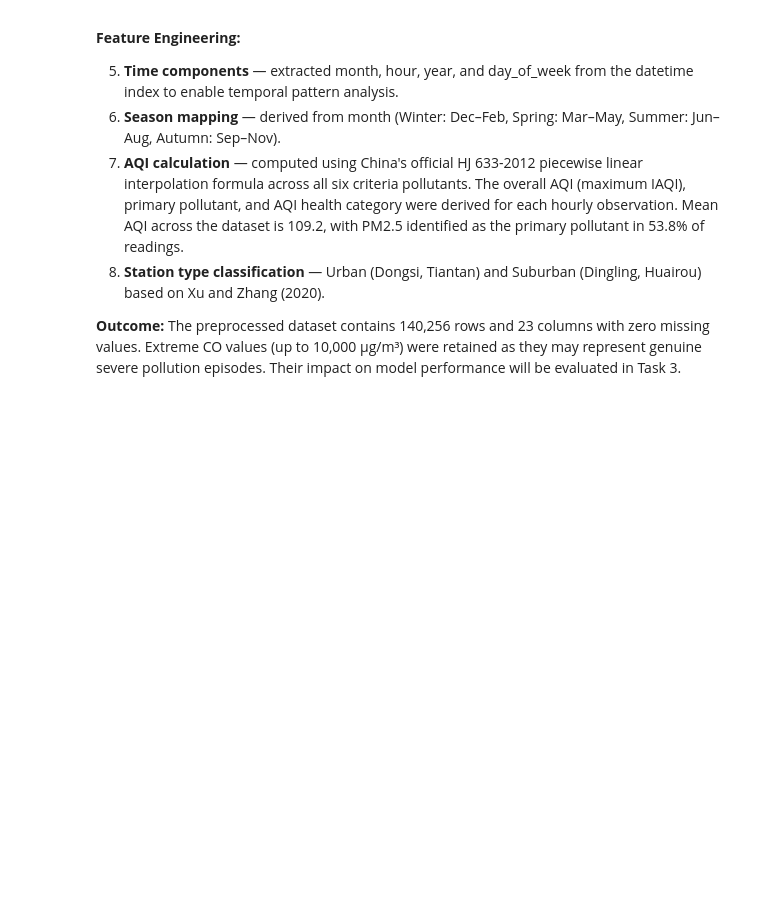
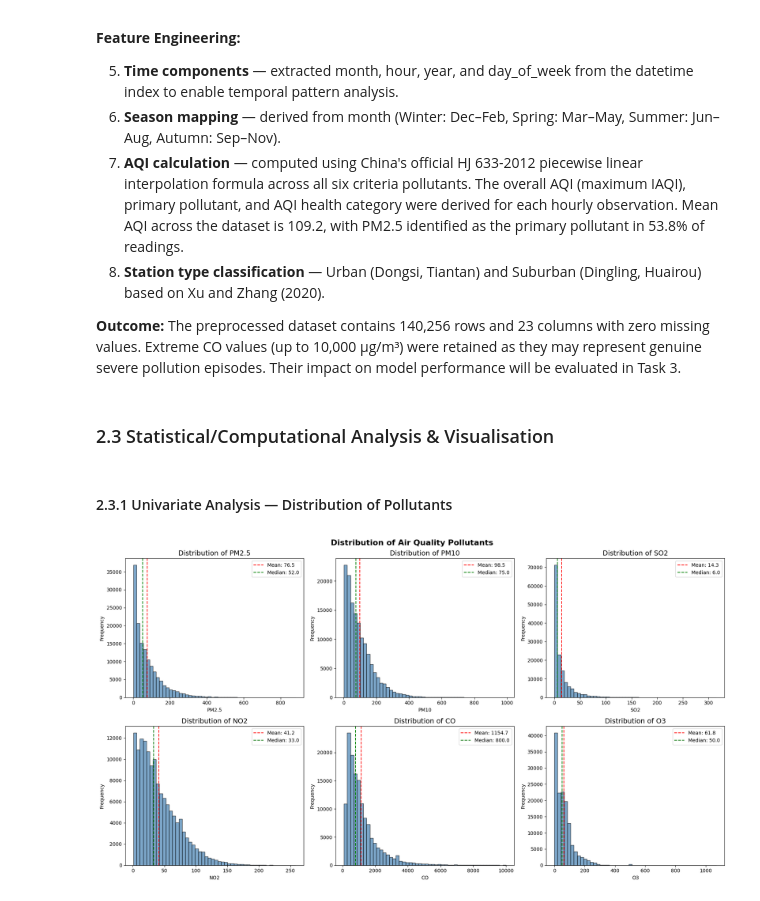
Before and after one commit to Ayomide-baga/CMP7005-PRAC1, a Jupyter notebook: CMP7005_PRAC1.ipynb, the cells around one changed output. Drawn from its saved outputs; the diff is of its cells as text; code cells hidden in the pictures; blank space fills up the shorter version.

```diff
--- a/CMP7005_PRAC1.ipynb
+++ b/CMP7005_PRAC1.ipynb
@@ -859,3 +973,28 @@ The following preprocessing steps were applied to the merged dataset:
 with zero missing values. Extreme CO values (up to 10,000 µg/m³) were
 retained as they may represent genuine severe pollution episodes. Their
 impact on model performance will be evaluated in Task 3.
+# %% [markdown]
+### 2.3 Statistical/Computational Analysis & Visualisation
+# %% [markdown]
+#### 2.3.1 Univariate Analysis — Distribution of Pollutants
+# %%
+# Distribution of key pollutants across all stations
+pollutants = ['PM2.5', 'PM10', 'SO2', 'NO2', 'CO', 'O3']
+
+fig, axes = plt.subplots(2, 3, figsize=(18, 10))
+axes = axes.flatten()
+
+for i, pol in enumerate(pollutants):
+    axes[i].hist(df_filled[pol], bins=50, color='steelblue', edgecolor='black', alpha=0.7)
+    axes[i].set_title(f'Distribution of {pol}', fontsize=14)
+    axes[i].set_xlabel(pol)
+    axes[i].set_ylabel('Frequency')
+    axes[i].axvline(df_filled[pol].mean(), color='red', linestyle='--', label=f'Mean: {df_filled[pol].mean():.1f}')
+    axes[i].axvline(df_filled[pol].median(), color='green', linestyle='--', label=f'Median: {df_filled[pol].median():.1f}')
+    axes[i].legend()
+
+plt.suptitle('Distribution of Air Quality Pollutants', fontsize=16, fontweight='bold')
+plt.tight_layout()
+plt.show()
+# %% [output]
+[figure, added]
```
Also changed, not shown: parts of 7 cells of this notebook.
